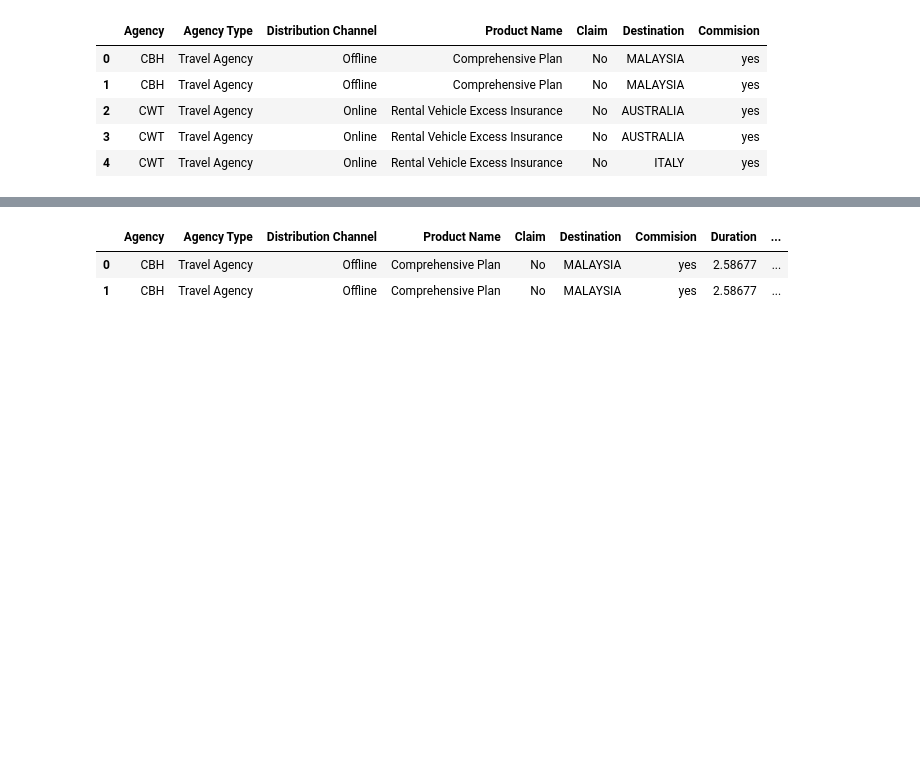
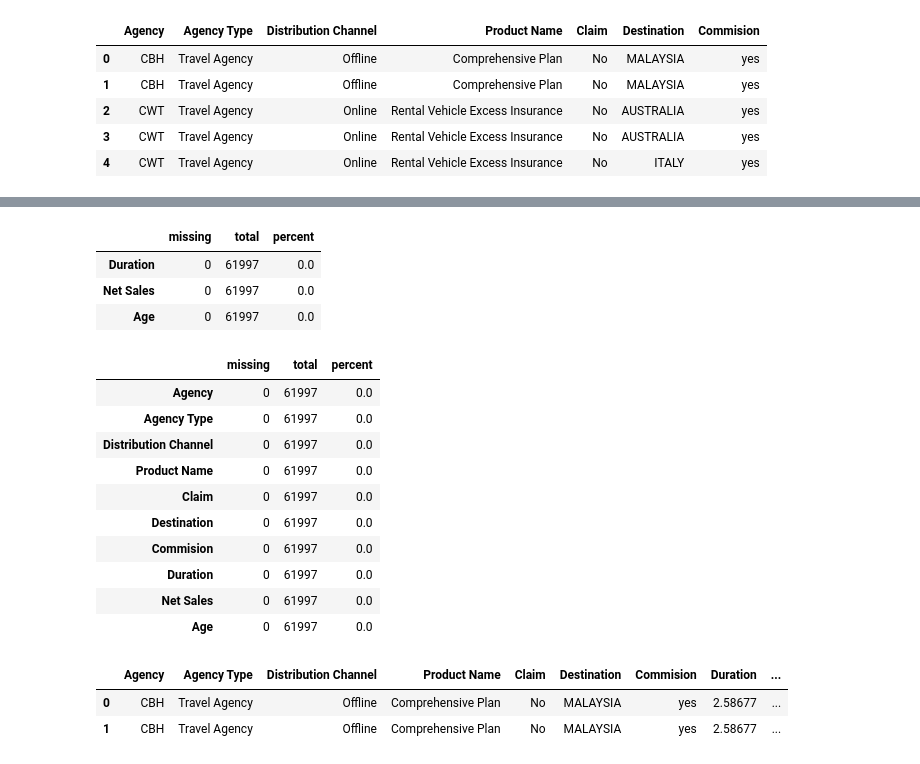
Before and after one commit to NataliaBarquin/Adalab_Pair_programming_5_machine_learning, a Jupyter notebook: Pair_RLO2_Preprocesado.ipynb, the cells around one changed output, grey strips where cells are left out. Saved outputs shown, nothing was run; the diff lists cells and outputs as text; code cells hidden in the pictures; blank space fills up the shorter version.

```diff
--- a/Pair_RLO2_Preprocesado.ipynb
+++ b/Pair_RLO2_Preprocesado.ipynb
@@ -69,7 +83,32 @@ df_travel.head()
+# %%
+numericas_estandar.stb.missing()
+# %% [output]
+|  | missing | total | percent |
+| Duration | 0 | 61997 | 0.0 |
+| Net Sales | 0 | 61997 | 0.0 |
+| Age | 0 | 61997 | 0.0 |
+# %%
+#Hacemos un reset_index sobre el df_travel para que al concatenarlo con numericas_estandar no nos genere nulos en el df resultante.
+
+df_travel.reset_index(inplace = True, drop = True)
 # %%
 #Añadimos las columnas estandarizadas
 
 df_travel_est = pd.concat([df_travel, numericas_estandar], axis = 1)
+# %%
+df_travel_est.stb.missing()
+# %% [output]
+|  | missing | total | percent |
+| Agency | 0 | 61997 | 0.0 |
+| Agency Type | 0 | 61997 | 0.0 |
+| Distribution Channel | 0 | 61997 | 0.0 |
+| Product Name | 0 | 61997 | 0.0 |
+| Claim | 0 | 61997 | 0.0 |
+| Destination | 0 | 61997 | 0.0 |
+| Commision | 0 | 61997 | 0.0 |
+| Duration | 0 | 61997 | 0.0 |
+| Net Sales | 0 | 61997 | 0.0 |
+| Age | 0 | 61997 | 0.0 |
 # %%
 df_travel_est.head(2)
 # %% [output]
```
Also changed, not shown: parts of 36 cells of this notebook, 3 other files.
